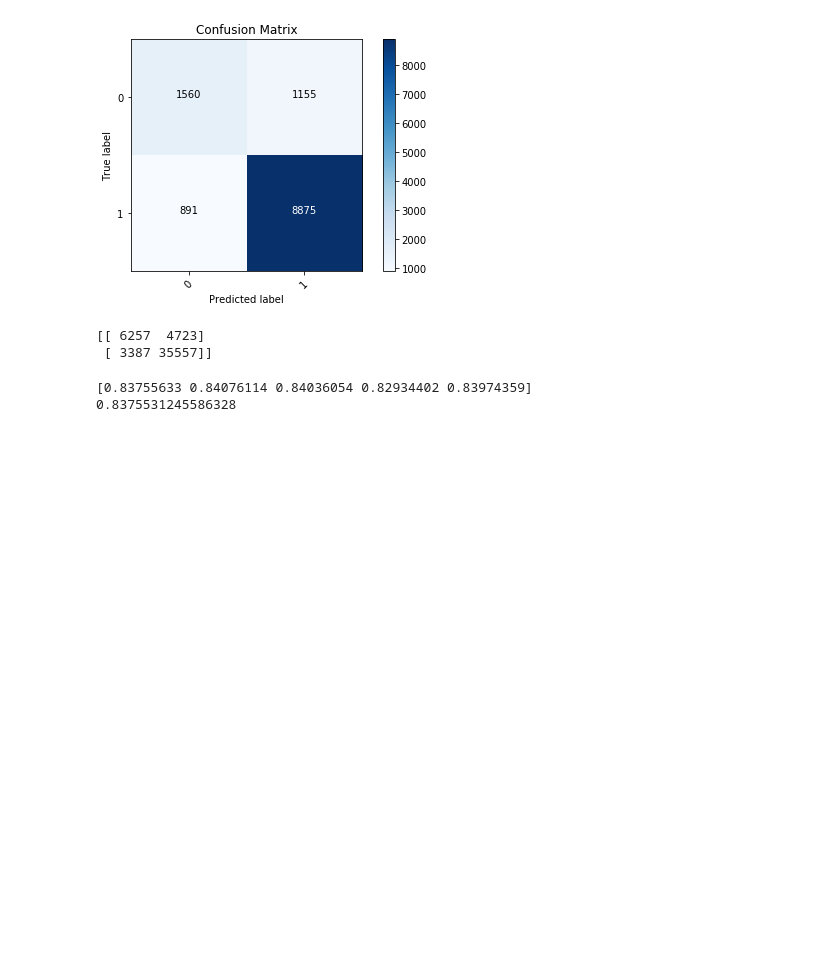
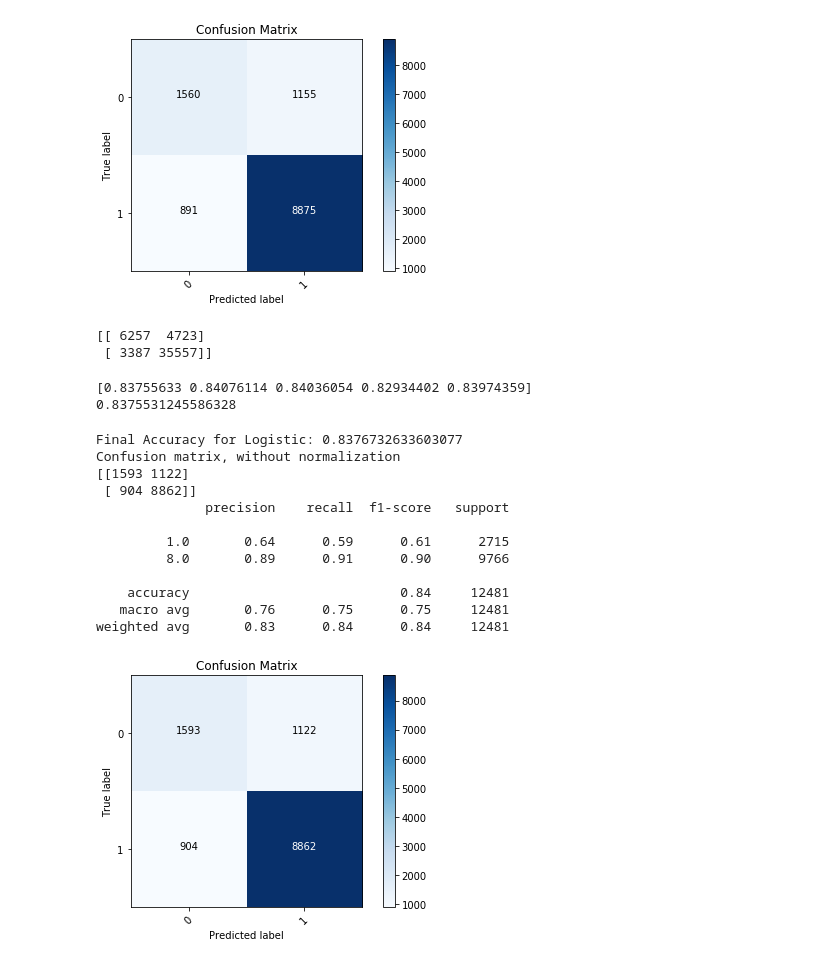
Before and after one commit to ShNadi/okcupid, a Jupyter notebook: docs/reports/report_5/best_model.ipynb, the cells around one changed output. Drawn from its saved outputs; the diff is of its cells as text; code cells hidden in the pictures; blank space fills up the shorter version.

Commit message:
first edidition containing joint metadata and text model

```diff
--- a/docs/reports/report_5/best_model.ipynb
+++ b/docs/reports/report_5/best_model.ipynb
@@ -190,3 +271,45 @@ print(scores.mean())
 # %% [output]
 [0.83755633 0.84076114 0.84036054 0.82934402 0.83974359]
 0.8375531245586328
+# %%
+# merge vectorized text data and scaled numeric data
+process_and_join_features = Pipeline([
+    ('features', FeatureUnion([
+            ('numeric_features', Pipeline([
+                ('selector', get_numeric_data),
+                ('scaler', preprocessing.StandardScaler())
+
+            ])),
+             ('text_features', Pipeline([
+                ('selector', get_text_data),
+                ('vec', CountVectorizer(binary=False, ngram_range=(1, 2), lowercase=True))
+            ]))
+         ])),
+    ('clf', LogisticRegression(random_state=0,max_iter=5000, solver='sag', penalty='l2', class_weight='balanced'))
+])
+
+#
+process_and_join_features.fit(X_train, y_train)
+predictions = process_and_join_features.predict(X_val)
+
+
+print("Final Accuracy for Logistic: %s"% accuracy_score(y_val, predictions))
+cm = confusion_matrix(y_val,predictions)
+plt.figure()
+plot_confusion_matrix(cm, classes=[0,1], normalize=False,
+                      title='Confusion Matrix')
+print(classification_report(y_val, predictions))
+# %% [output]
+Final Accuracy for Logistic: 0.8376732633603077
+Confusion matrix, without normalization
+[[1593 1122]
+ [ 904 8862]]
+              precision    recall  f1-score   support
+
+         1.0       0.64      0.59      0.61      2715
+         8.0       0.89      0.91      0.90      9766
+
+    accuracy                           0.84     12481
+   macro avg       0.76      0.75      0.75     12481
+weighted avg       0.83      0.84      0.84     12481
+[figure, added]
```
Also changed, not shown: parts of 14 cells of this notebook, 3 other files.
